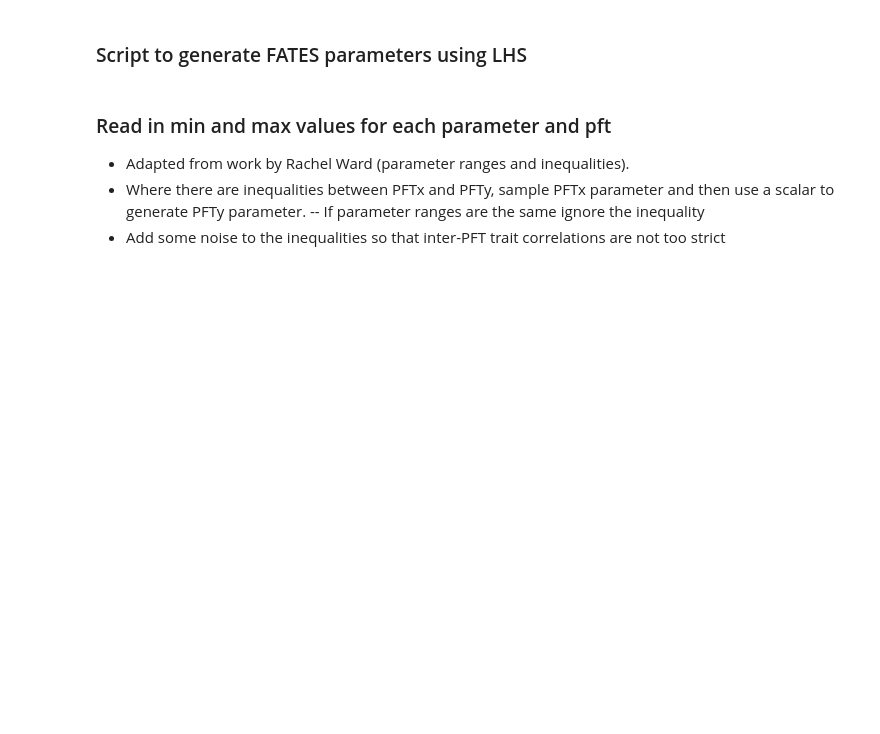
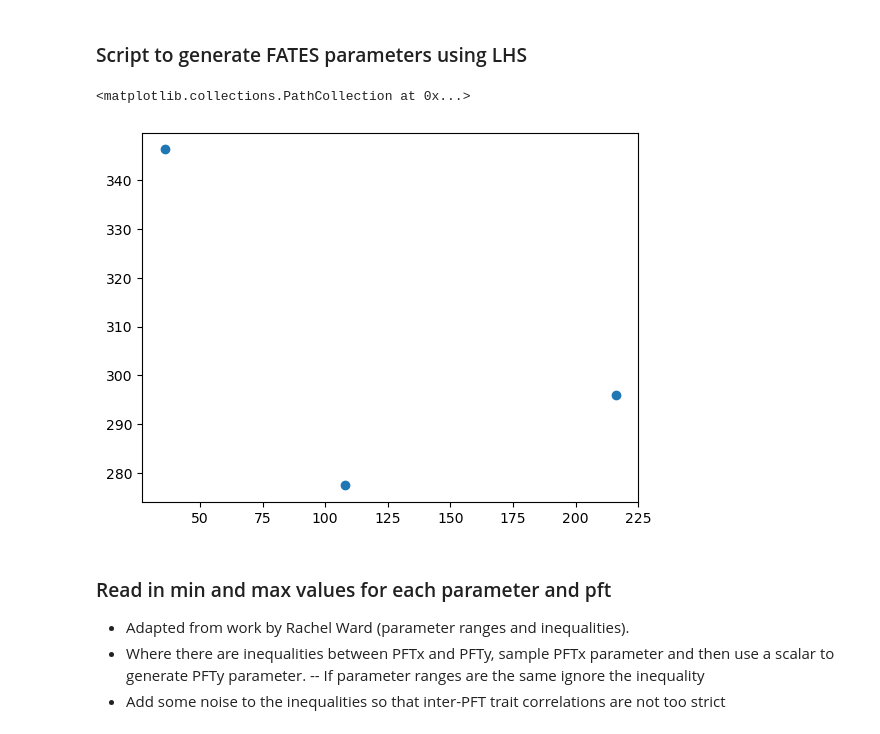
Before and after one commit to adamhb/california-fates, a Jupyter notebook: ensemble_tools/lhs_5pft_resprout_test_100323.ipynb, the cells around one changed output. Drawn from its saved outputs; the diff is of its cells as text; code cells hidden in the pictures; blank space fills up the shorter version.

```diff
--- a/ensemble_tools/lhs_5pft_resprout_test_100323.ipynb
+++ b/ensemble_tools/lhs_5pft_resprout_test_100323.ipynb
@@ -21,6 +21,11 @@ import importlib
 import math
 # %%
 pd.set_option('display.max_rows', 500)
+# %%
+plt.scatter([36,108,216],[346.25,277.46,296])
+# %% [output]
+<matplotlib.collections.PathCollection at 0x...>
+[figure, added]
 # %% [markdown]
 ### Read in min and max values for each parameter and pft
 - Adapted from work by Rachel Ward (parameter ranges and inequalities).
```
Also changed, not shown: parts of 3 cells of this notebook, 2 other files.
